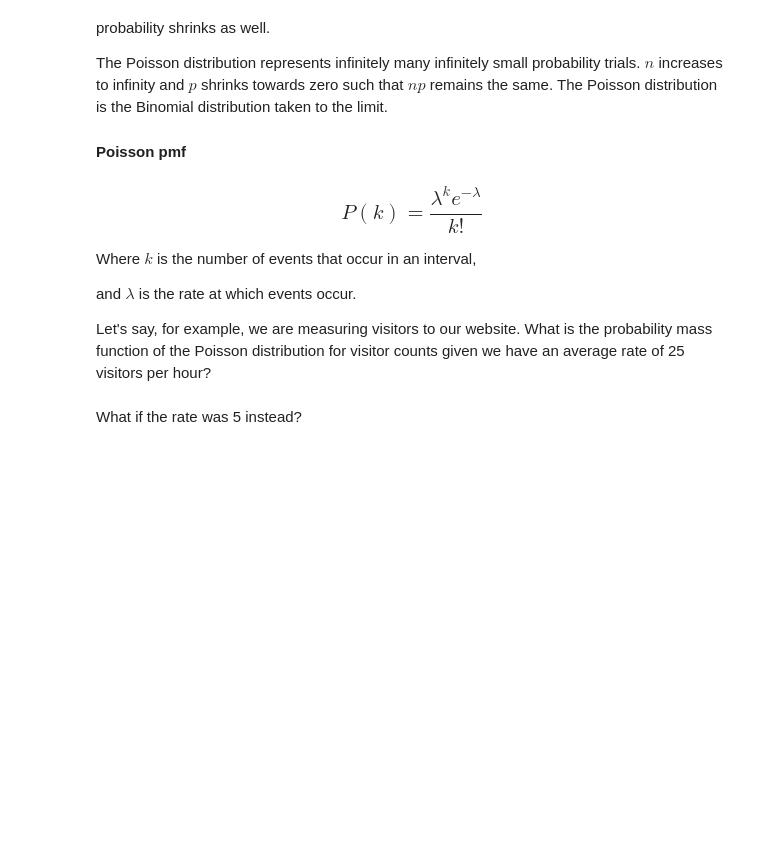
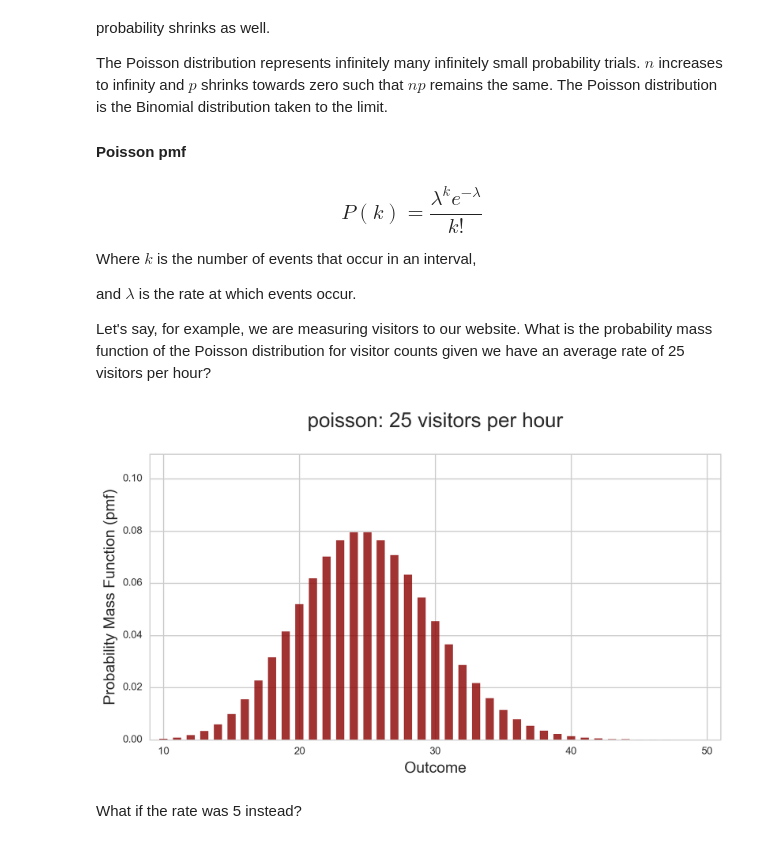
Before and after one commit to austinmwhaley/DSI-SF-4-austinmwhaley, a Jupyter notebook: curriculum/week-03/1.1-random-variables-distributions/random-variables-probability-distributions.ipynb, the cells around one changed output. Drawn from its saved outputs; the diff is of its cells as text; code cells hidden in the pictures; blank space fills up the shorter version.

```diff
--- a/curriculum/week-03/1.1-random-variables-distributions/random-variables-probability-distributions.ipynb
+++ b/curriculum/week-03/1.1-random-variables-distributions/random-variables-probability-distributions.ipynb
@@ -379,3 +399,7 @@ Let's say, for example, we are measuring visitors to our website. What is the pr
+# %%
+plot_discrete_pmf(10,50, dist = stats.poisson(25), title='poisson: 25 visitors per hour')
+# %% [output]
+[figure, added]
 # %% [markdown]
 What if the rate was 5 instead?
 # %% [markdown]
```
Also changed, not shown: parts of 11 cells of this notebook, 27 other files.
